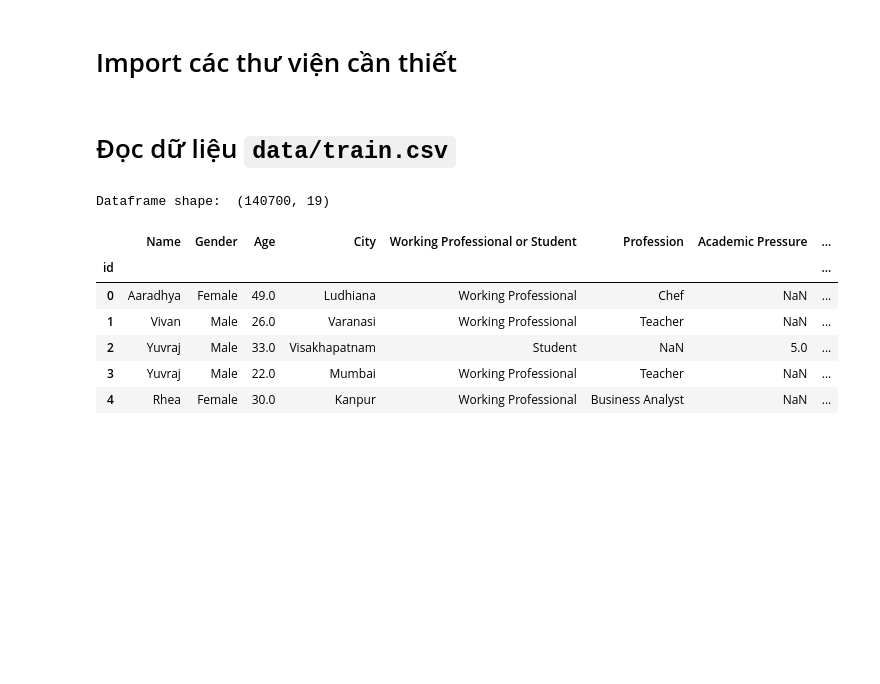
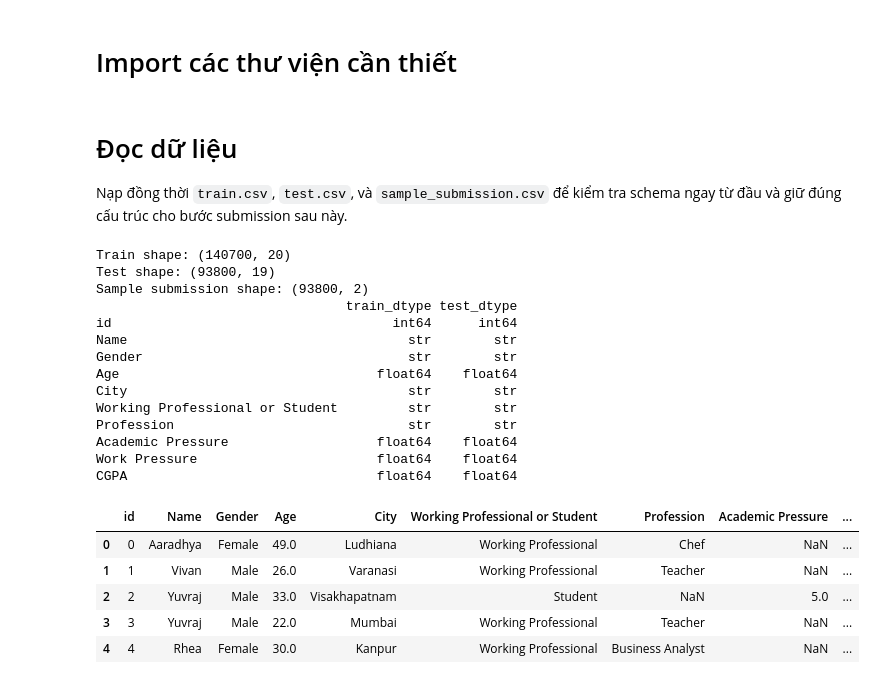
Before and after one commit to tdat1465/exploring-mental-health-data-lab, a Jupyter notebook: notebooks/preprocessing.ipynb, the cells around one changed output. Drawn from its saved outputs; the diff is of its cells as text; code cells hidden in the pictures; blank space fills up the shorter version.

```diff
--- a/notebooks/preprocessing.ipynb
+++ b/notebooks/preprocessing.ipynb
@@ -9,19 +19,51 @@ from sklearn.impute import SimpleImputer
 # %% [markdown]
-# Đọc dữ liệu `data/train.csv`
+# Đọc dữ liệu
+Nạp đồng thời `train.csv`, `test.csv`, và `sample_submission.csv` để kiểm tra schema ngay từ đầu và giữ đúng cấu trúc cho bước submission sau này.
 # %%
-DATA_PATH = '../data/'
-df = pd.read_csv(DATA_PATH + 'train.csv', index_col='id')
+# Khai báo đường dẫn và tên các cột đặc biệt để dùng thống nhất ở toàn notebook.
+DATA_PATH = Path('../data')
+TARGET_COL = 'Depression'
+ID_COL = 'id'
 
-print('Dataframe shape: ', df.shape)
-df.head()
+# Đọc train, test và submission mẫu bằng notebook-relative path.
+train_df = pd.read_csv(DATA_PATH / 'train.csv')
+test_df = pd.read_csv(DATA_PATH / 'test.csv')
+sample_submission = pd.read_csv(DATA_PATH / 'sample_submission.csv')
+
+# In kích thước để xác nhận số dòng và số cột đúng với kỳ vọng của đề bài.
+print(f'Train shape: {train_df.shape}')
+print(f'Test shape: {test_df.shape}')
+print(f'Sample submission shape: {sample_submission.shape}')
+
+# In schema ngắn gọn để quan sát kiểu dữ liệu thô trước khi làm sạch.
+schema_overview = pd.DataFrame({
+    'train_dtype': train_df.dtypes.astype(str),
+    'test_dtype': test_df.dtypes.astype(str).reindex(train_df.columns, fill_value='not_in_test')
+})
+print(schema_overview.head(10).to_string())
+
+# Hiển thị vài dòng đầu để quan sát trực tiếp dữ liệu gốc.
+train_df.head()
 # %% [output]
-Dataframe shape:  (140700, 19)
+Train shape: (140700, 20)
+Test shape: (93800, 19)
+Sample submission shape: (93800, 2)
+                                train_dtype test_dtype
+id                                    int64      int64
+Name                                    str        str
+Gender                                  str        str
+Age                                 float64    float64
+City                                    str        str
+Working Professional or Student         str        str
+Profession                              str        str
+Academic Pressure                   float64    float64
+Work Pressure                       float64    float64
+CGPA                                float64    float64
-|  | Name | Gender | Age | City | Working Professional or Student | Profession | Academic Pressure | ... |
-| id |  |  |  |  |  |  |  | ... |
-| 0 | Aaradhya | Female | 49.0 | Ludhiana | Working Professional | Chef | NaN | ... |
-| 1 | Vivan | Male | 26.0 | Varanasi | Working Professional | Teacher | NaN | ... |
-| 2 | Yuvraj | Male | 33.0 | Visakhapatnam | Student | NaN | 5.0 | ... |
-| 3 | Yuvraj | Male | 22.0 | Mumbai | Working Professional | Teacher | NaN | ... |
-| 4 | Rhea | Female | 30.0 | Kanpur | Working Professional | Business Analyst | NaN | ... |
+|  | id | Name | Gender | Age | City | Working Professional or Student | Profession | Academic Pressure | ... |
+| 0 | 0 | Aaradhya | Female | 49.0 | Ludhiana | Working Professional | Chef | NaN | ... |
+| 1 | 1 | Vivan | Male | 26.0 | Varanasi | Working Professional | Teacher | NaN | ... |
+| 2 | 2 | Yuvraj | Male | 33.0 | Visakhapatnam | Student | NaN | 5.0 | ... |
+| 3 | 3 | Yuvraj | Male | 22.0 | Mumbai | Working Professional | Teacher | NaN | ... |
+| 4 | 4 | Rhea | Female | 30.0 | Kanpur | Working Professional | Business Analyst | NaN | ... |
 # %% [markdown]
 # Missing values
```
Also changed, not shown: parts of 17 cells of this notebook.
